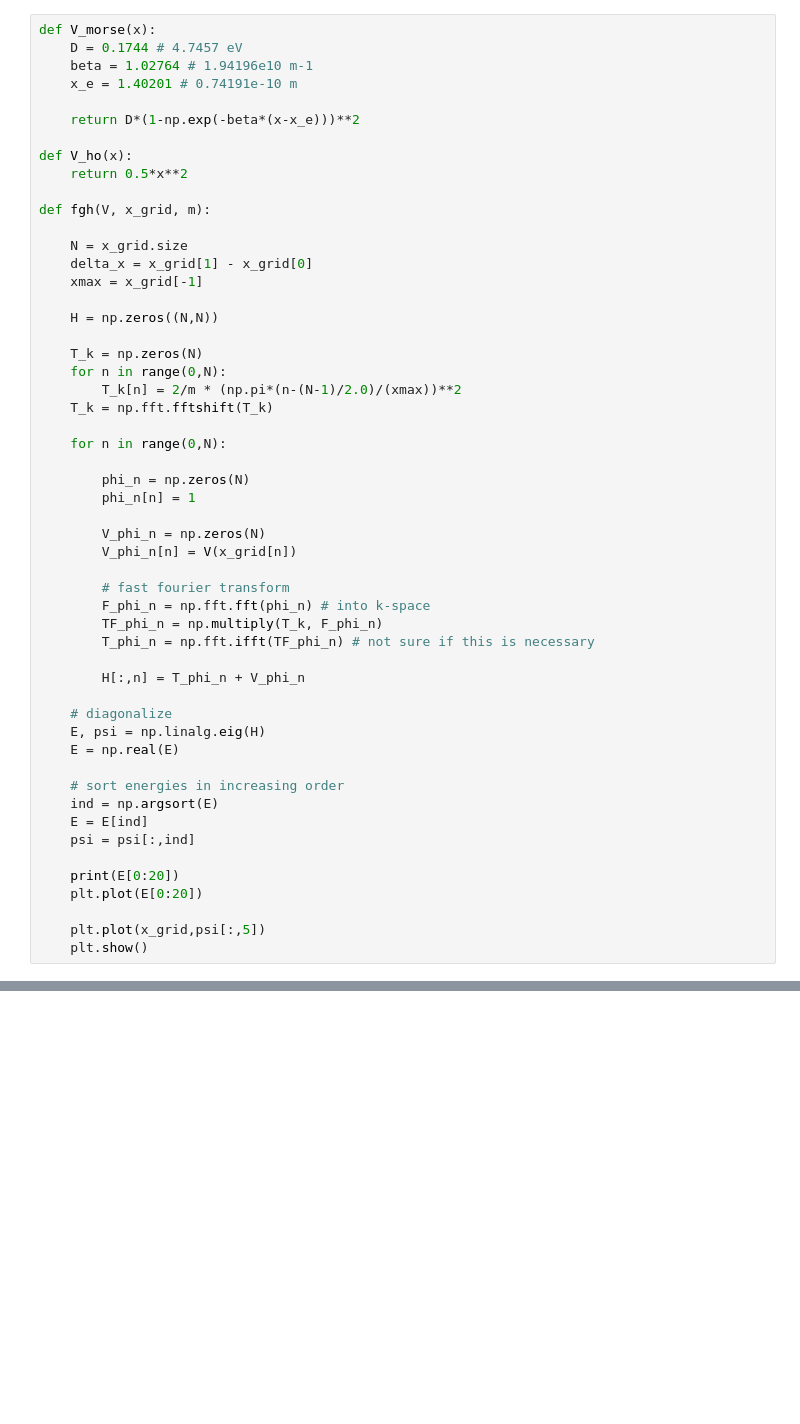
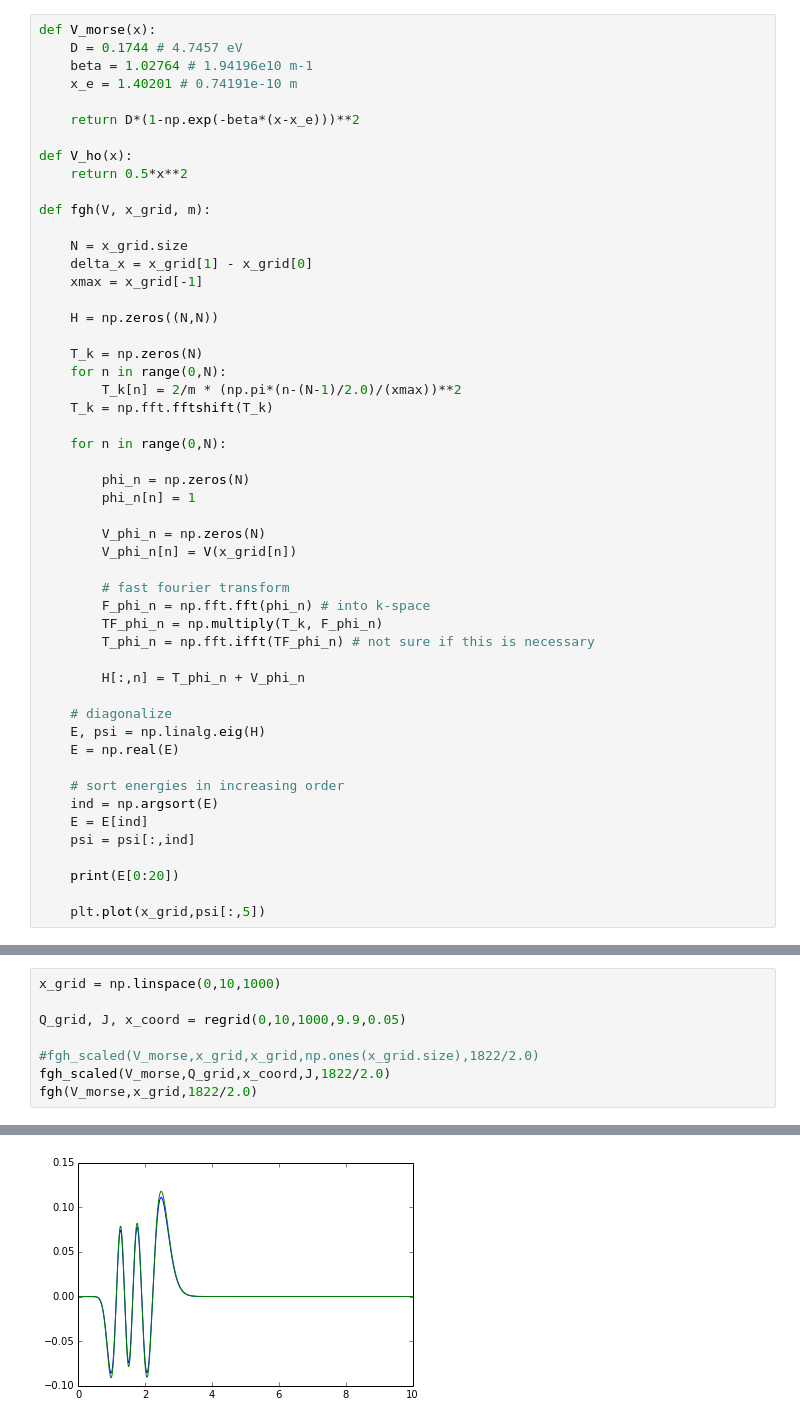
Before and after one commit to AndreiHG/ultracold-molec-coll, a Jupyter notebook: quantum/fgh.ipynb, the cells around one changed output, grey strips where cells are left out. Cells and saved outputs as stored; diff of their text form; blank space fills up the shorter version.

Commit message:
working version of remap, tested on morse potential

```diff
--- a/quantum/fgh.ipynb
+++ b/quantum/fgh.ipynb
@@ -52,10 +54,8 @@ def fgh(V, x_grid, m):
     psi = psi[:,ind]
 
     print(E[0:20])
-    plt.plot(E[0:20])
 
     plt.plot(x_grid,psi[:,5])
-    plt.show()
 # %%
 x_grid = np.linspace(0,10,1000)
 
@@ -76,0 +138,9 @@ fgh(V_morse,x_grid,1836/2.0)
+# %%
+x_grid = np.linspace(0,10,1000)
+
+Q_grid, J, x_coord = regrid(0,10,1000,9.9,0.05)
+
+#fgh_scaled(V_morse,x_grid,x_grid,np.ones(x_grid.size),1822/2.0)
+fgh_scaled(V_morse,Q_grid,x_coord,J,1822/2.0)
+fgh(V_morse,x_grid,1822/2.0)
+# %% [output]
@@ -76,0 +155 @@ fgh(V_morse,x_grid,1836/2.0)
+[figure, added]
```
Also changed, not shown: parts of 6 cells of this notebook.
